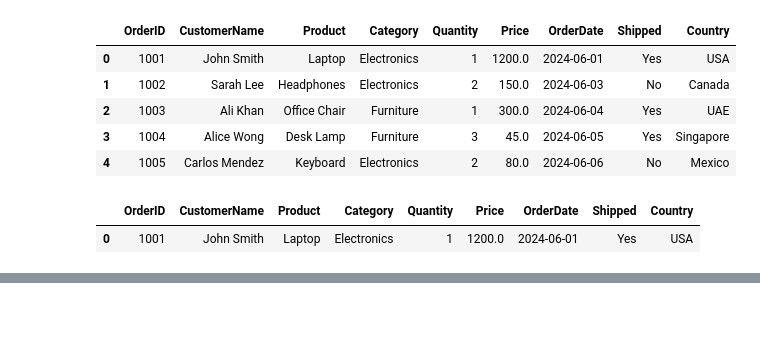
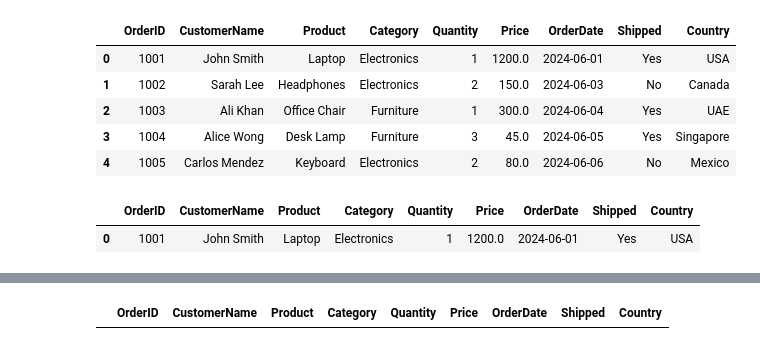
Before and after one commit to dshA004/Python-Project, a Jupyter notebook: Learn_Pandas_Using_Python/notebook.ipynb, the cells around one changed output, grey strips where cells are left out. Saved outputs shown, nothing was run; the diff lists cells and outputs as text; code cells hidden in the pictures; blank space fills up the shorter version.

```diff
--- a/Learn_Pandas_Using_Python/notebook.ipynb
+++ b/Learn_Pandas_Using_Python/notebook.ipynb
@@ -132,0 +137,4 @@ df[~df["Country"].isin(["USA", "Sweden", "Brazil"])] # Country not in the select
+# %%
+df.loc[df["Country"] == "Fiji"]
+# %% [output]
+|  | OrderID | CustomerName | Product | Category | Quantity | Price | OrderDate | Shipped | Country |
```
Also changed, not shown: parts of 10 cells of this notebook.
